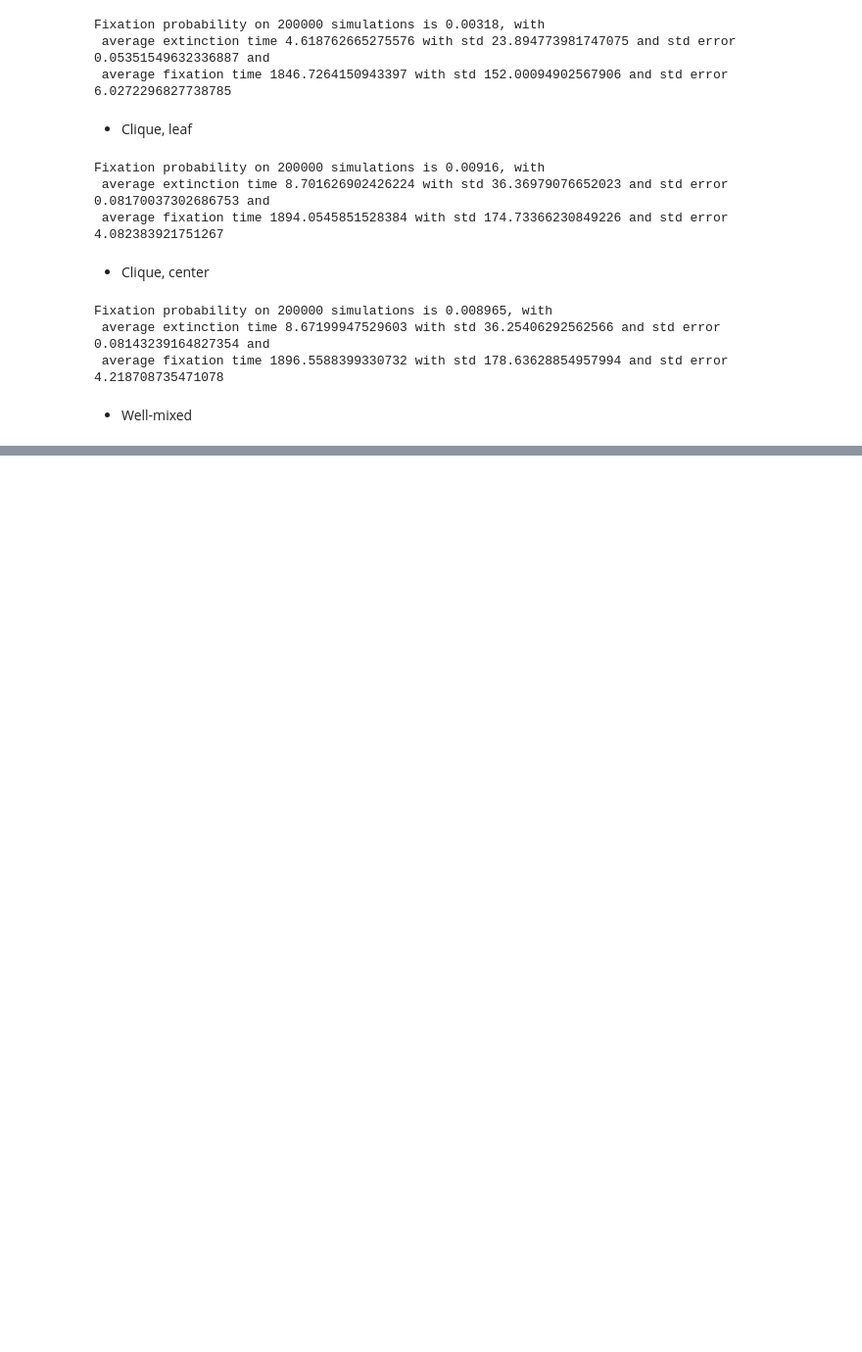
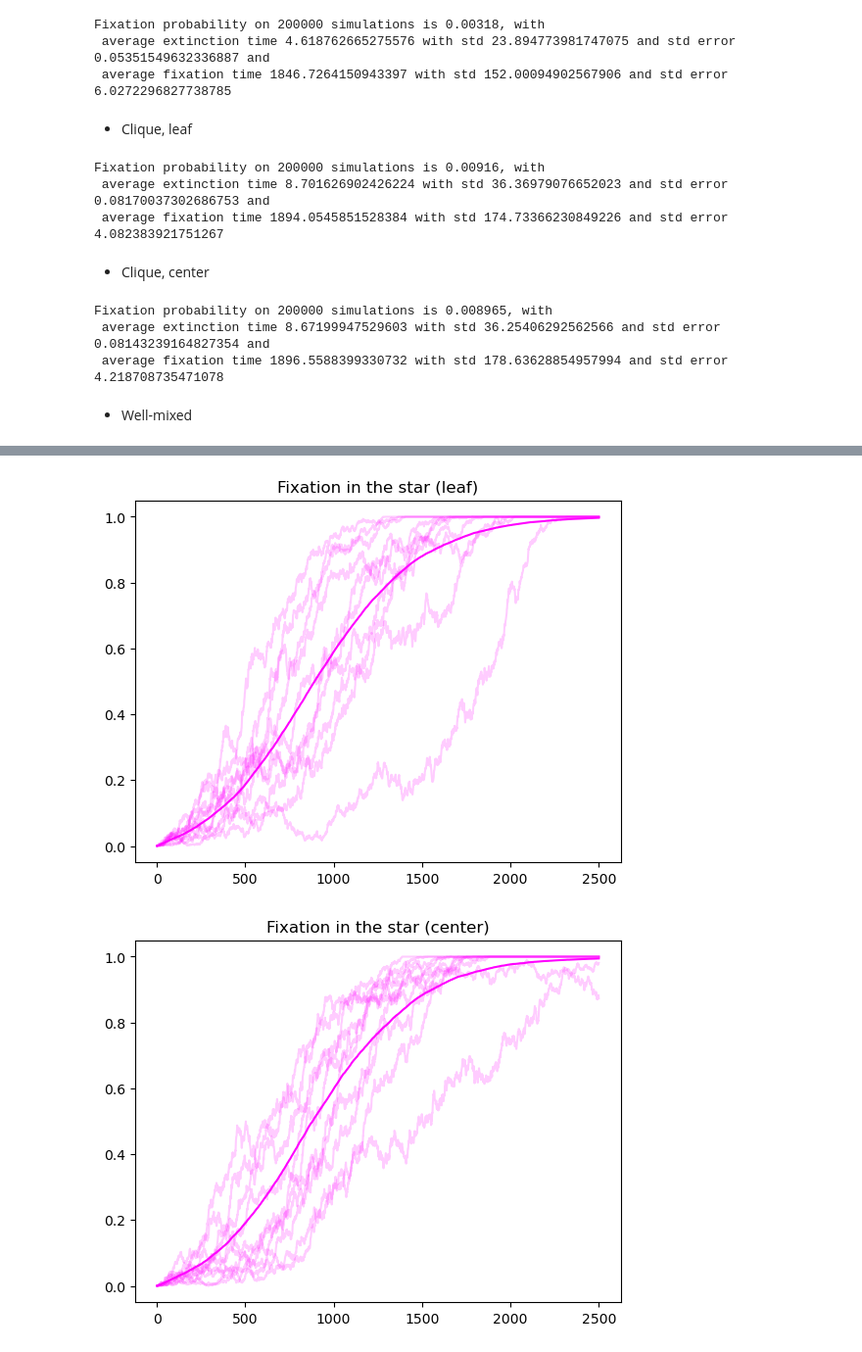
Before and after one commit to LisaPaganiEPFL/Lab-Immersion, a Jupyter notebook: Acceleration experiments/AmplificationTest5.ipynb, the cells around one changed output, grey strips where cells are left out. Shown: that part at 98% size. Saved outputs shown, nothing was run; the diff lists cells and outputs as text; code cells hidden in the pictures; blank space fills up the shorter version.

```diff
--- a/Acceleration experiments/AmplificationTest5.ipynb
+++ b/Acceleration experiments/AmplificationTest5.ipynb
@@ -437,0 +572,29 @@ print(f'Fixation probability on {nb_sim} simulations is {wm_fp}, with \n average
+# %%
+x=2500
+star_fix_leaf_list = extract_ratio_fix("Test5/Leaf/Star",x,10)
+star_ex_leaf_list = extract_ratio_ex("Test5/Leaf/Star",x,10)
+clique_fix_leaf_list = extract_ratio_fix("Test5/Leaf/Clique",x,10)
+clique_ex_leaf_list = extract_ratio_ex("Test5/Leaf/Clique",x,10)
+
+star_fix_center_list = extract_ratio_fix("Test5/Center/Star",x,10)
+star_ex_center_list = extract_ratio_ex("Test5/Center/Star",x,10)
+clique_fix_center_list = extract_ratio_fix("Test5/Center/Clique",x,10)
+clique_ex_center_list = extract_ratio_ex("Test5/Center/Clique",x,10)
+
+wm_fix_list = extract_ratio_fix("Test5/Wm",x,10)
+wm_ex_list = extract_ratio_ex("Test5/Wm",x,10)
+# %%
+plt.plot(np.arange(1,x+1,1),star_fix_leaf,color=center)
+for i in range(10):
+    plt.plot(np.arange(1,x+1,1),star_fix_leaf_list[i],color=center,alpha=0.2)
+plt.title('Fixation in the star (leaf)')
+plt.show()
+
+plt.plot(np.arange(1,x+1,1),star_fix_center,color=center)
+for i in range(10):
+    plt.plot(np.arange(1,x+1,1),star_fix_center_list[i],color=center,alpha=0.2)
+plt.title('Fixation in the star (center)')
+plt.show()
+# %% [output]
+[figure, added]
+[figure, added]
```
Also changed, not shown: parts of 15 cells of this notebook.
